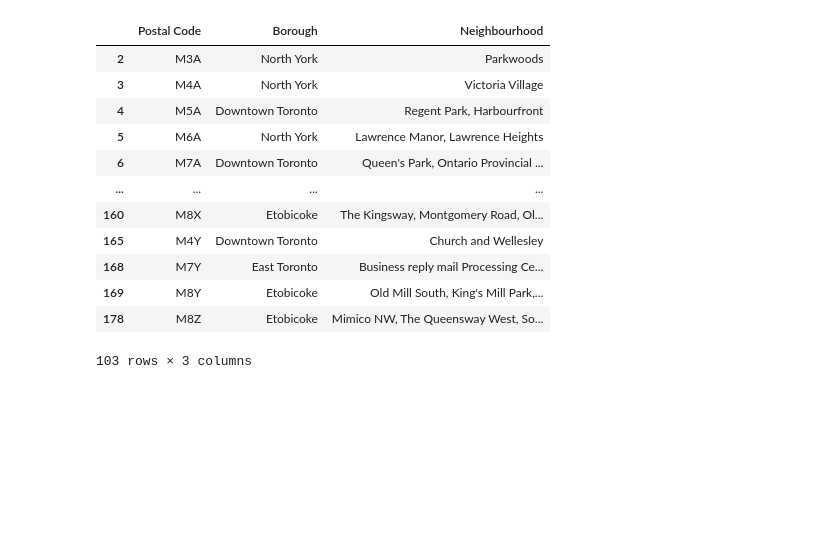
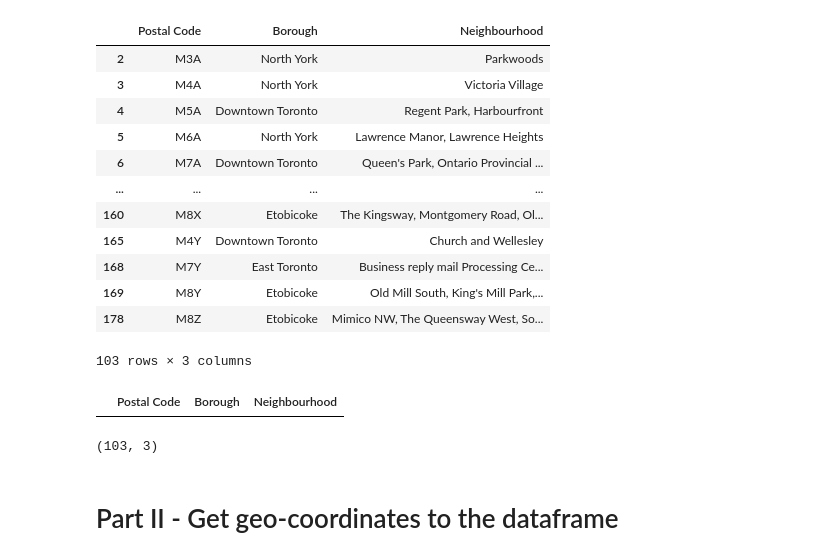
Before and after one commit to y496wang/Coursera_Capstone, a Jupyter notebook: Segmenting and Clustering Neighborhoods in Toronto.ipynb, the cells around one changed output. Saved outputs shown, nothing was run; the diff lists cells and outputs as text; code cells hidden in the pictures; blank space fills up the shorter version.

```diff
--- a/Segmenting and Clustering Neighborhoods in Toronto.ipynb
+++ b/Segmenting and Clustering Neighborhoods in Toronto.ipynb
@@ -62,3 +62,13 @@ raw
 | 169 | M8Y | Etobicoke | Old Mill South, King's Mill Park,... |
 | 178 | M8Z | Etobicoke | Mimico NW, The Queensway West, So... |
 103 rows × 3 columns
+# %%
+raw[raw['Neighbourhood'] == 'Not assigned']
+# %% [output]
+|  | Postal Code | Borough | Neighbourhood |
+# %%
+raw.shape
+# %% [output]
+(103, 3)
+# %% [markdown]
+# Part II - Get geo-coordinates to the dataframe
```
Also changed, not shown: parts of 10 cells of this notebook.
